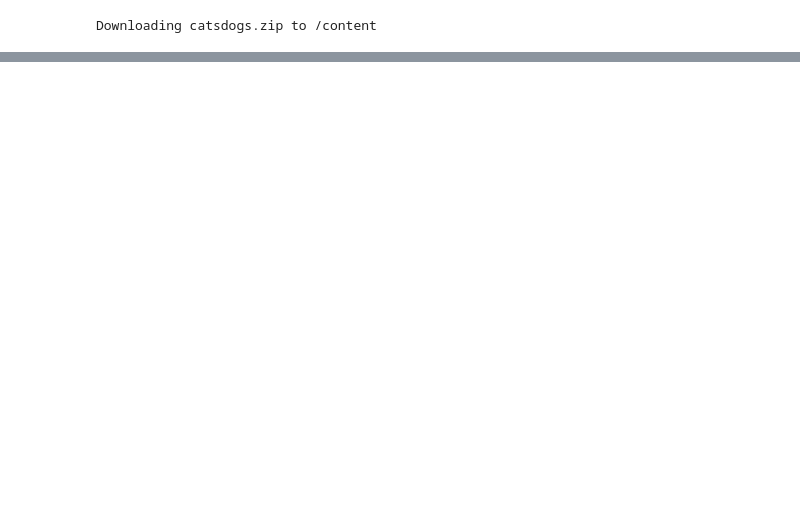
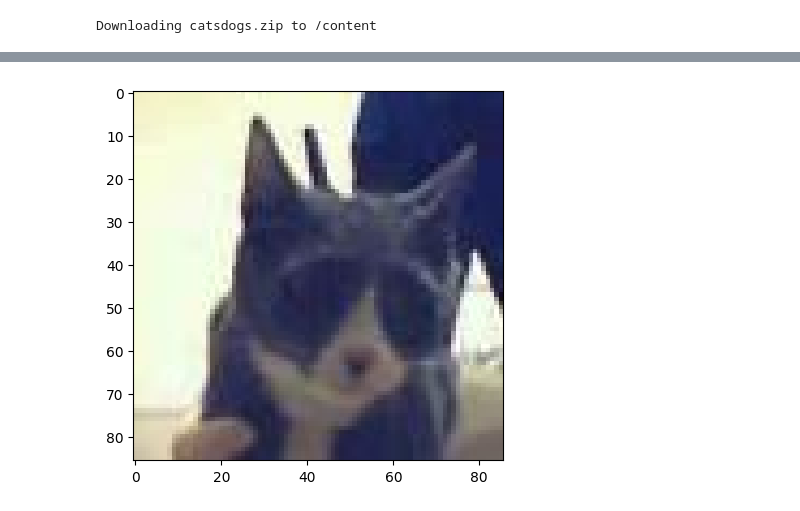
Before and after one commit to mohcenlaaroussi/cats_dogs_classification, a Jupyter notebook: cats_dogs_classification.ipynb, the cells around one changed output, grey strips where cells are left out. Saved outputs shown, nothing was run; the diff lists cells and outputs as text; code cells hidden in the pictures; blank space fills up the shorter version.

```diff
--- a/cats_dogs_classification.ipynb
+++ b/cats_dogs_classification.ipynb
@@ -47,0 +76,7 @@ plt.show()
+# %%
+#plt.axis("off")
+plt.imshow(cv2.cvtColor(img_color, cv2.COLOR_BGR2RGB))
+#plt.figure(figsize=(2,2))
+plt.show()
+# %% [output]
+[figure, added]
```
Also changed, not shown: parts of 39 cells of this notebook.
